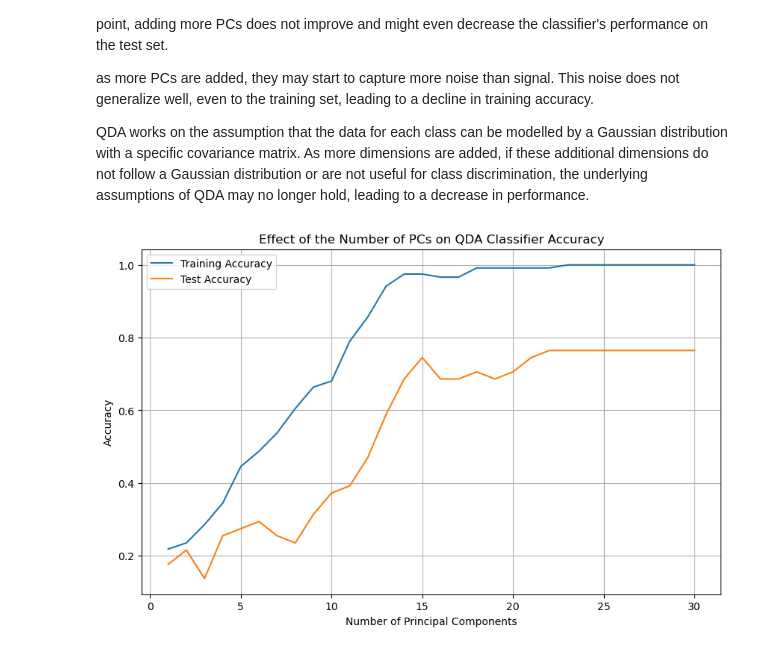
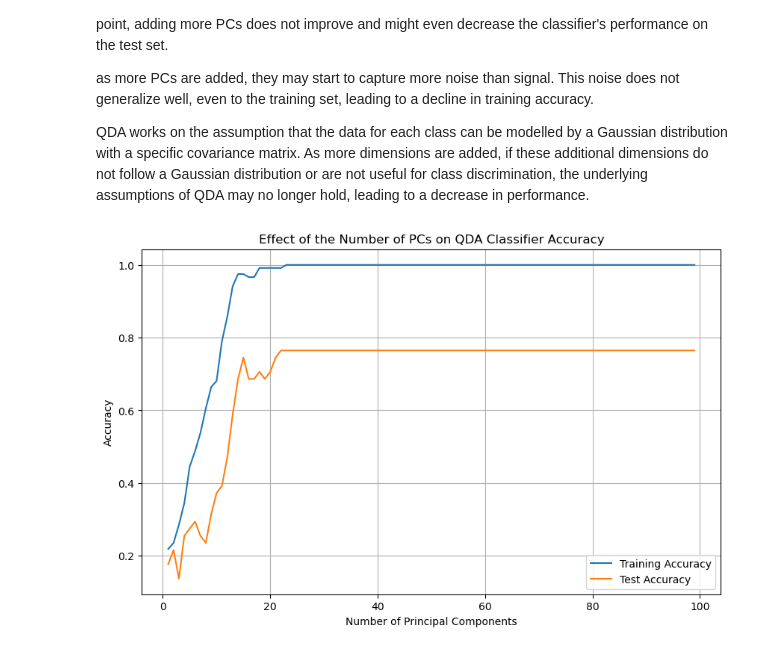
Before and after one commit to itsatefe/Pattern-Recognition, a Jupyter notebook: HW4/PCA.ipynb, the cells around one changed output. Drawn from its saved outputs; the diff is of its cells as text; code cells hidden in the pictures.

```diff
--- a/HW4/PCA.ipynb
+++ b/HW4/PCA.ipynb
@@ -39,32 +40,26 @@ class PCA:
         self.mean = None
 
     def fit(self, X):
-        # Mean centering
         self.mean = np.mean(X, axis=0)
         X = (X - self.mean)
-        # Covariance matrix
+        alpha = 0.1
         cov_matrix = np.cov(X.T)
 
-        # Eigenvalues and eigenvectors
-        eigenvalues, eigenvectors = np.linalg.eigh(cov_matrix)  # Use eigh for symmetric matrices
+        eigenvalues, eigenvectors = np.linalg.eigh(cov_matrix)
 
-        # Sort eigenvectors
         eigenvectors = eigenvectors.T
-        idxs = np.argsort(abs(eigenvalues))[::-1]
+        idxs = np.argsort(eigenvalues)[::-1]
         eigenvalues = eigenvalues[idxs]
         eigenvectors = eigenvectors[idxs]
         self.eigenvectors = eigenvectors
         self.eigenvalues = eigenvalues
-        # Store first n eigenvectors (use real part if complex)
-        self.components = np.real(eigenvectors[0:self.n_components])
+        self.components = np.real(eigenvectors[:self.n_components])
 
     def transform(self, X):
-        # Project data
         X = (X - self.mean)
         return np.dot(X, self.components.T)
 
     def inverse_transform(self, X):
-        # Inverse transform to the original space
         return np.dot(X, self.components) + self.mean
 # %%
 def plot_eigenfaces(eigenfaces):
@@ -260,0 +254,5 @@ accuracy_score(y_test, y_pred)
+# %%
+qda = GaussianLinearClassifier()
+qda.fit(X_train, y_train)
+y_pred = qda.predict_likelihood(X_test)
+accuracy_score(y_test, y_pred)
@@ -270,36 +270,36 @@ QDA works on the assumption that the data for each class can be modelled by a Ga
 # %%
 train_accuracies = []
 test_accuracies = []
-components_range = range(1, 31)
+components_range = range(1, 100)
 
 for n_components in components_range:
     pca = PCA(n_components=n_components)
     pca.fit(X_train)
     X_train_pca = pca.transform(X_train)
     X_test_pca = pca.transform(X_test)
 
     classifier = QuadraticDiscriminantAnalysis(0.1)
     classifier.fit(X_train_pca, y_train)
 
     # Training accuracy
     y_train_pred = classifier.predict_likelihood(X_train_pca)
     train_accuracy = accuracy_score(y_train, y_train_pred)
     train_accuracies.append(train_accuracy)
 
     # Test accuracy
     y_test_pred = classifier.predict_likelihood(X_test_pca)
     test_accuracy = accuracy_score(y_test, y_test_pred)
     test_accuracies.append(test_accuracy)
 
 # Plotting
 plt.figure(figsize=(10, 6))
 plt.plot(components_range, train_accuracies, label='Training Accuracy')
 plt.plot(components_range, test_accuracies, label='Test Accuracy')
 plt.xlabel('Number of Principal Components')
 plt.ylabel('Accuracy')
 plt.title('Effect of the Number of PCs on QDA Classifier Accuracy')
 plt.legend()
 plt.grid(True)
 plt.show()
 # %% [output]
-[figure, old version]
+[figure, new version]
```
Also changed, not shown: parts of 13 cells of this notebook, 2 other files.
